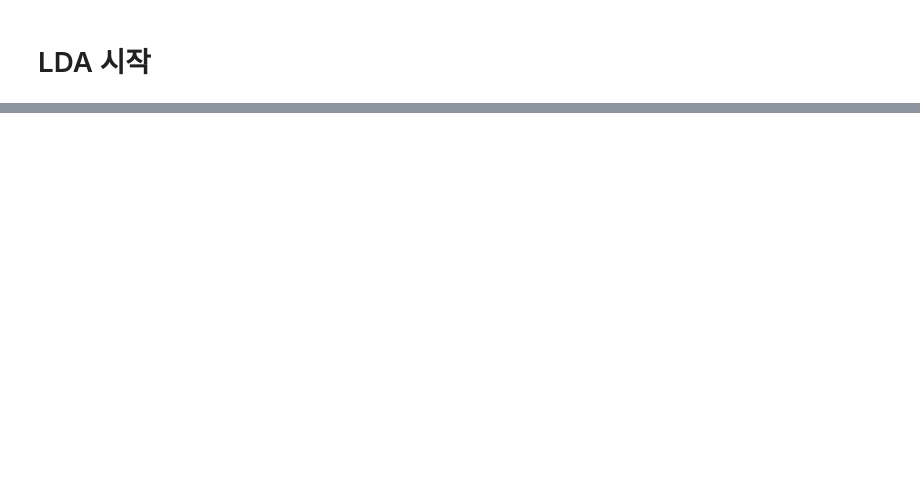
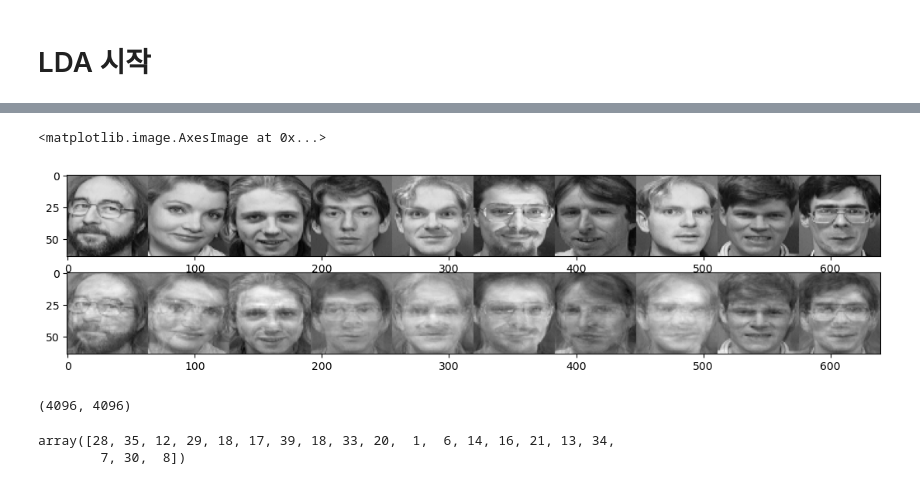
Before and after one commit to kyumly/CSW6001-HW, a Jupyter notebook: start.ipynb, the cells around one changed output, grey strips where cells are left out. Drawn from its saved outputs; the diff is of its cells as text; code cells hidden in the pictures; blank space fills up the shorter version.

```diff
--- a/start.ipynb
+++ b/start.ipynb
@@ -67,3 +65,7 @@ print("Training 정답 shape:", train_label.shape)
 # %% [output]
 Training 데이터 shape: (400, 4096)
 Training 정답 shape: (400,)
+# %%
+from sklearn.model_selection import train_test_split
+
+x_train ,x_test,  y_train, y_test = train_test_split(train_data, train_label , test_size=0.05,random_state=42, shuffle=True)
@@ -233,0 +235,2 @@ array([[ -3.20369148],
+# %%
+a = PCA(x_test)
@@ -233,0 +241,2 @@ array([[ -3.20369148],
+# %%
+re = a.reconstruct()
@@ -233,0 +247,17 @@ array([[ -3.20369148],
+# %%
+num_images_to_show = 10
+
+origin_image = np.reshape(x_test[:num_images_to_show], (-1, 64, 64))
+reconst_image = np.reshape(re[:num_images_to_show], (-1, 64, 64))
+fig, ax = plt.subplots(2, 1, figsize=(num_images_to_show * 3, 3))
+
+ax[0].imshow(np.concatenate(origin_image, -1), cmap="gray")
+ax[1].imshow(np.concatenate(reconst_image, -1), cmap="gray")
+# %% [output]
+<matplotlib.image.AxesImage at 0x...>
+[figure, added]
+# %%
+a = PCA(x_test)
+a.fit(3)
+# %% [output]
+(4096, 4096)
@@ -233,0 +266,5 @@ array([[ -3.20369148],
+# %%
+y_test
+# %% [output]
+array([28, 35, 12, 29, 18, 17, 39, 18, 33, 20,  1,  6, 14, 16, 21, 13, 34,
+        7, 30,  8])
```
Also changed, not shown: parts of 41 cells of this notebook, 3 other files.
